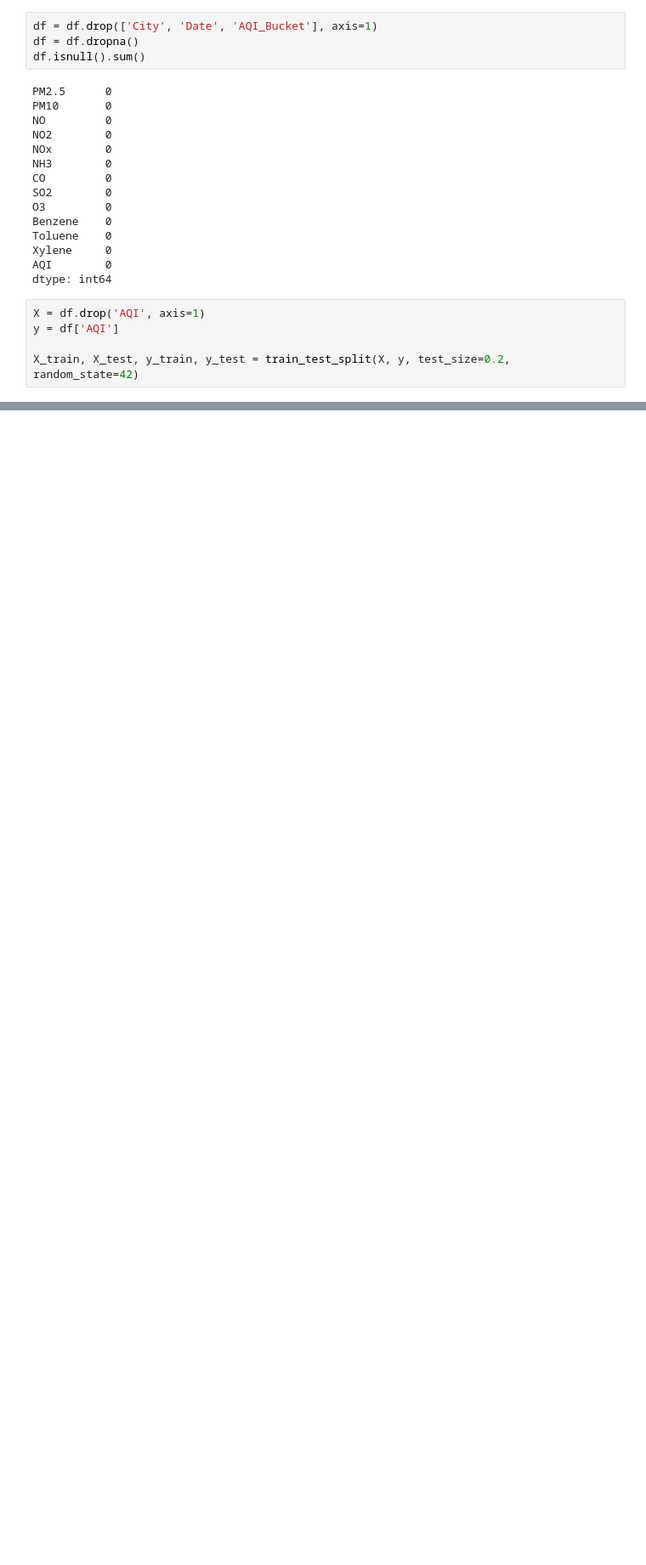
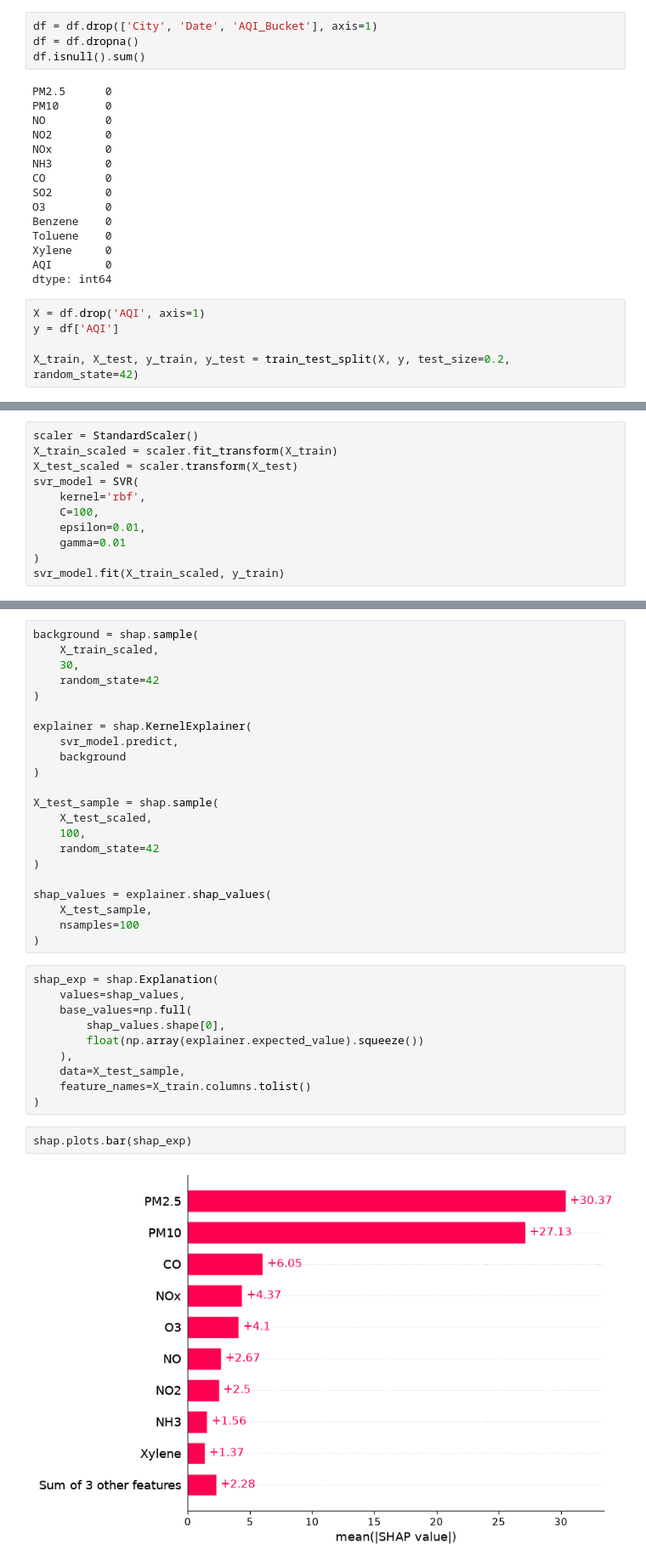
Before and after one commit to Patthadon25/Environmental-ML-Project, a Jupyter notebook: ML_analysis.ipynb, the cells around one changed output, grey strips where cells are left out. Shown at 85% size. Saved outputs shown, nothing was run; the diff lists cells and outputs as text; blank space fills up the shorter version.

```diff
--- a/ML_analysis.ipynb
+++ b/ML_analysis.ipynb
@@ -181,0 +333,11 @@ Decision Tree Regression 0.917140 18.881431 26.256620
+# %%
+scaler = StandardScaler()
+X_train_scaled = scaler.fit_transform(X_train)
+X_test_scaled = scaler.transform(X_test)
+svr_model = SVR(
+    kernel='rbf',
+    C=100,
+    epsilon=0.01,
+    gamma=0.01
+)
+svr_model.fit(X_train_scaled, y_train)
@@ -181,0 +346,36 @@ Decision Tree Regression 0.917140 18.881431 26.256620
+# %%
+background = shap.sample(
+    X_train_scaled,
+    30,
+    random_state=42
+)
+
+explainer = shap.KernelExplainer(
+    svr_model.predict,
+    background
+)
+
+X_test_sample = shap.sample(
+    X_test_scaled,
+    100,
+    random_state=42
+)
+
+shap_values = explainer.shap_values(
+    X_test_sample,
+    nsamples=100
+)
+# %%
+shap_exp = shap.Explanation(
+    values=shap_values,
+    base_values=np.full(
+        shap_values.shape[0],
+        float(np.array(explainer.expected_value).squeeze())
+    ),
+    data=X_test_sample,
+    feature_names=X_train.columns.tolist()
+)
+# %%
+shap.plots.bar(shap_exp)
+# %% [output]
+[figure, added]
```
Also changed, not shown: parts of 14 cells of this notebook, 1 other file.
